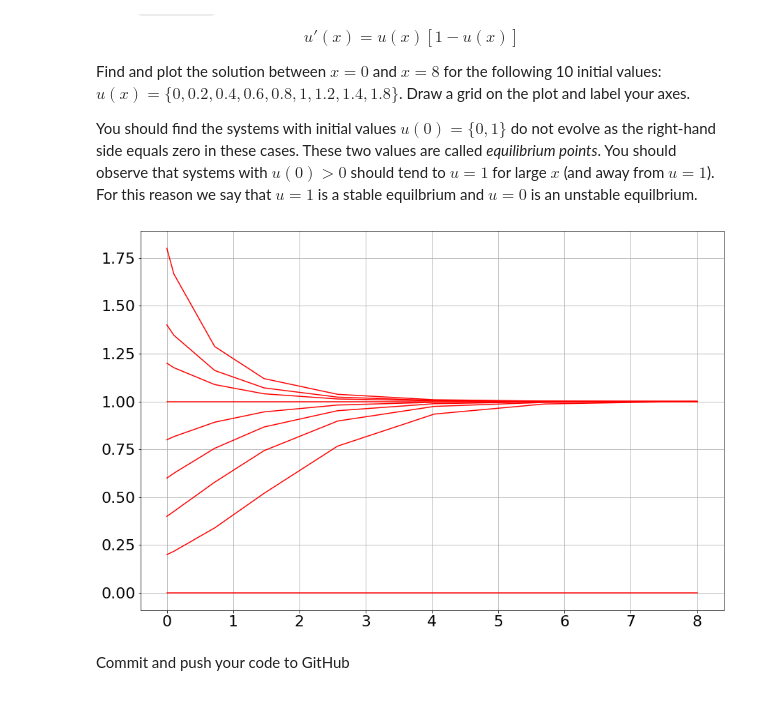
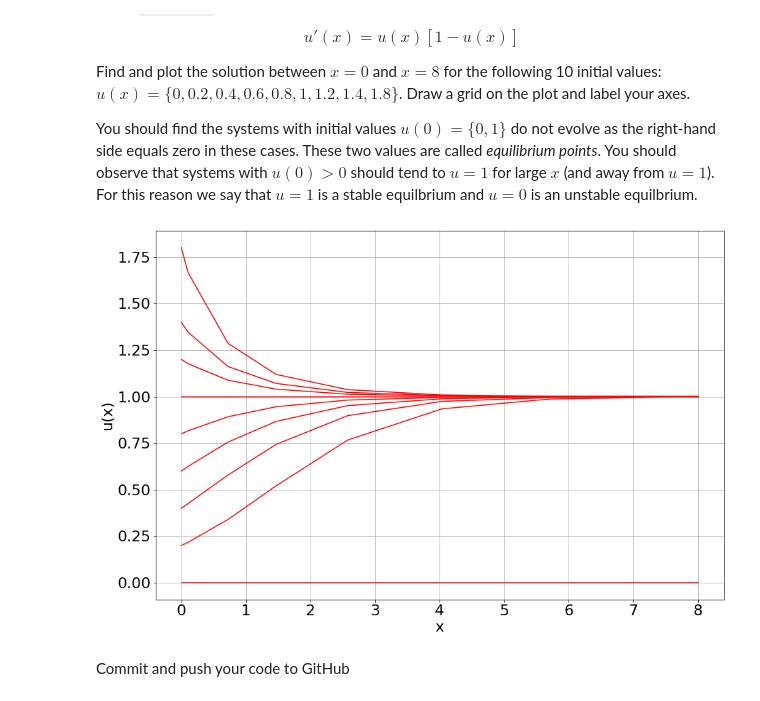
Before and after one commit to darraghburke1/ACM20030-Assignments, a Jupyter notebook: Assignment-3.ipynb, the cells around one changed output. Cells and saved outputs as stored; diff of their text form; code cells hidden in the pictures.

```diff
--- a/Assignment-3.ipynb
+++ b/Assignment-3.ipynb
@@ -297,22 +297,24 @@ You should find the systems with initial values $u(0) = \{0,1\}$ do not evolve a
 # %%
 def d(x,y):
     return y*(1-y)
 
 sol = solve_ivp(d,[0,8], [0,0.2,0.4,0.6,0.8,1,1.2,1.4,1.8])
 
 plt.grid(True)
 plt.plot(sol.t, sol.y[0], c = 'r')
 plt.plot(sol.t, sol.y[1], c = 'r')
 plt.plot(sol.t, sol.y[2], c = 'r')
 plt.plot(sol.t, sol.y[3], c = 'r')
 plt.plot(sol.t, sol.y[4], c = 'r')
 plt.plot(sol.t, sol.y[5], c = 'r')
 plt.plot(sol.t, sol.y[6], c = 'r')
 plt.plot(sol.t, sol.y[7], c = 'r')
 plt.plot(sol.t, sol.y[8], c = 'r')
+plt.xlabel('x')
+plt.ylabel('u(x)')
 plt.show()
 # %% [output]
-[figure, old version]
+[figure, new version]
 # %% [markdown]
 Commit and push your code to GitHub
 # %% [markdown]
```
Also changed, not shown: parts of 1 cell of this notebook.
